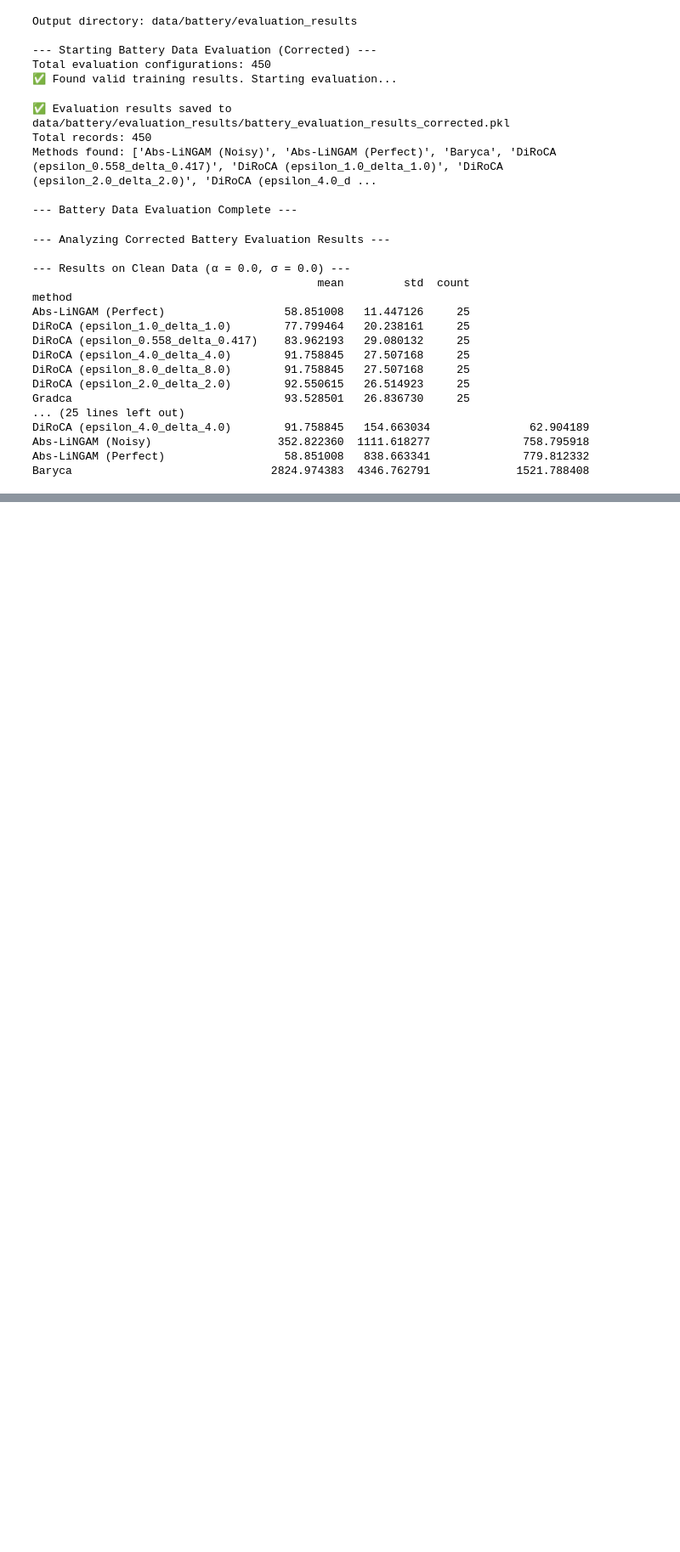
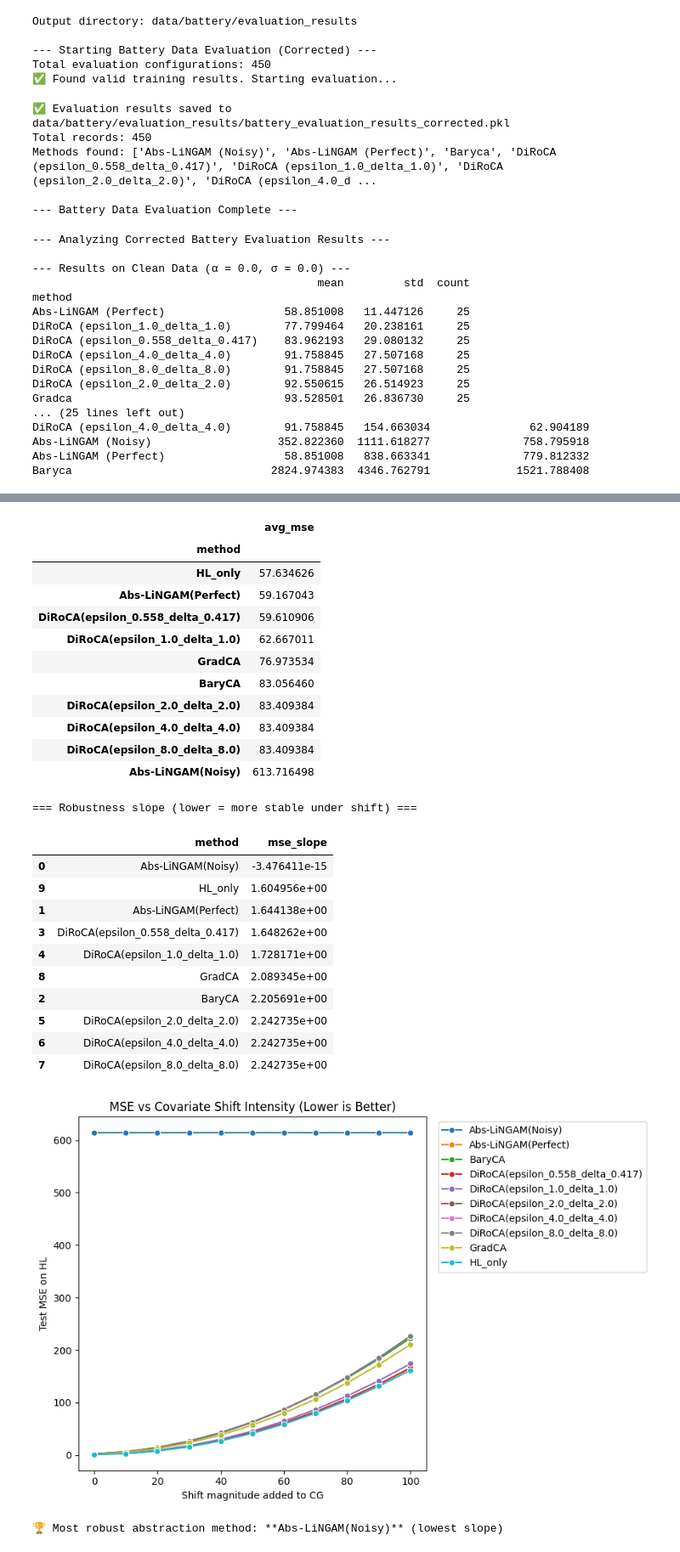
Before and after one commit to yfelekis/GenDiroca, a Jupyter notebook: battery_evaluation.ipynb, the cells around one changed output, grey strips where cells are left out. Shown at 85% size. Drawn from its saved outputs; the diff is of its cells as text; code cells hidden in the pictures; blank space fills up the shorter version.

```diff
--- a/battery_evaluation.ipynb
+++ b/battery_evaluation.ipynb
@@ -691,0 +1233,45 @@ Baryca                              2824.974383  4346.762791             1521.78
+# %%
+# === Cell 7: Summarize and visualize robustness trends ===
+import matplotlib.pyplot as plt
+import seaborn as sns
+import pandas as pd
+
+# Ensure shift_compare_df exists (from Cell 6)
+assert "shift_compare_df" in globals(), "Run Cell 6 first to produce shift_compare_df"
+
+# Compute mean MSE across shifts for each method
+mean_mse_by_method = shift_compare_df.groupby("method")["mse"].mean().sort_values()
+print("=== Average MSE across all shift levels ===")
+display(mean_mse_by_method.to_frame().rename(columns={"mse": "avg_mse"}))
+
+# Compute slope of MSE vs shift (robustness indicator: lower slope = more robust)
+def mse_slope(df):
+    x, y = df["shift"].values, df["mse"].values
+    A = np.vstack([x, np.ones_like(x)]).T
+    slope, intercept = np.linalg.lstsq(A, y, rcond=None)[0]
+    return slope
+
+slope_df = (
+    shift_compare_df.groupby("method")
+    .apply(mse_slope)
+    .reset_index()
+    .rename(columns={0: "mse_slope"})
+    .sort_values("mse_slope")
+)
+print("\n=== Robustness slope (lower = more stable under shift) ===")
+display(slope_df)
+
+# Plot robustness curves with smooth lines
+plt.figure(figsize=(9, 6))
+sns.lineplot(data=shift_compare_df, x="shift", y="mse", hue="method", marker="o")
+plt.title("MSE vs Covariate Shift Intensity (Lower is Better)")
+plt.xlabel("Shift magnitude added to CG")
+plt.ylabel("Test MSE on HL")
+plt.legend(bbox_to_anchor=(1.02, 1), loc="upper left")
+plt.tight_layout()
+plt.show()
+
+# Highlight the most robust method
+best_method = slope_df.iloc[0]["method"]
+print(f"\n🏆 Most robust abstraction method: **{best_method}** (lowest slope)")
+# %% [output]
@@ -691,0 +1279,26 @@ Baryca                              2824.974383  4346.762791             1521.78
+|  | avg_mse |
+| method |  |
+| HL_only | 57.634626 |
+| Abs-LiNGAM(Perfect) | 59.167043 |
+| DiRoCA(epsilon_0.558_delta_0.417) | 59.610906 |
+| DiRoCA(epsilon_1.0_delta_1.0) | 62.667011 |
+| GradCA | 76.973534 |
+| BaryCA | 83.056460 |
+| DiRoCA(epsilon_2.0_delta_2.0) | 83.409384 |
+| DiRoCA(epsilon_4.0_delta_4.0) | 83.409384 |
+| DiRoCA(epsilon_8.0_delta_8.0) | 83.409384 |
+| Abs-LiNGAM(Noisy) | 613.716498 |
+=== Robustness slope (lower = more stable under shift) ===
+|  | method | mse_slope |
+| 0 | Abs-LiNGAM(Noisy) | -3.476411e-15 |
+| 9 | HL_only | 1.604956e+00 |
+| 1 | Abs-LiNGAM(Perfect) | 1.644138e+00 |
+| 3 | DiRoCA(epsilon_0.558_delta_0.417) | 1.648262e+00 |
+| 4 | DiRoCA(epsilon_1.0_delta_1.0) | 1.728171e+00 |
+| 8 | GradCA | 2.089345e+00 |
+| 2 | BaryCA | 2.205691e+00 |
+| 5 | DiRoCA(epsilon_2.0_delta_2.0) | 2.242735e+00 |
+| 6 | DiRoCA(epsilon_4.0_delta_4.0) | 2.242735e+00 |
+| 7 | DiRoCA(epsilon_8.0_delta_8.0) | 2.242735e+00 |
+[figure, added]
+🏆 Most robust abstraction method: **Abs-LiNGAM(Noisy)** (lowest slope)
```
Also changed, not shown: parts of 10 cells of this notebook, 4 other files.
